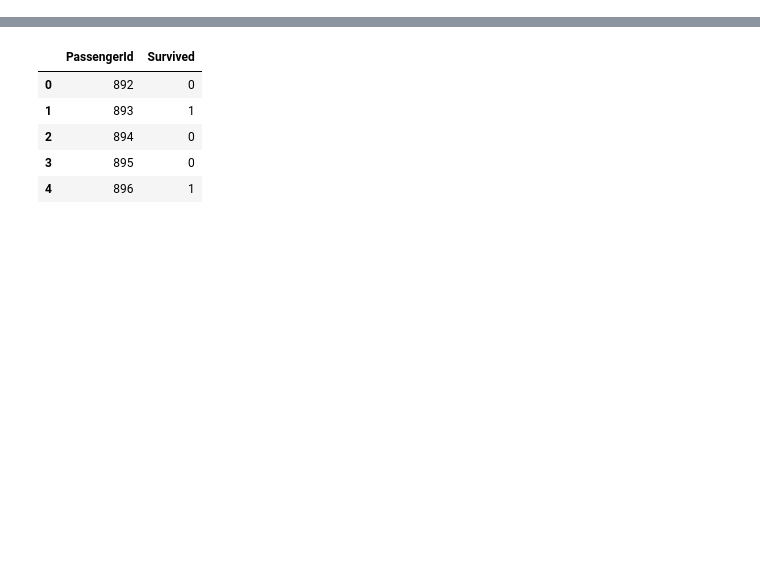
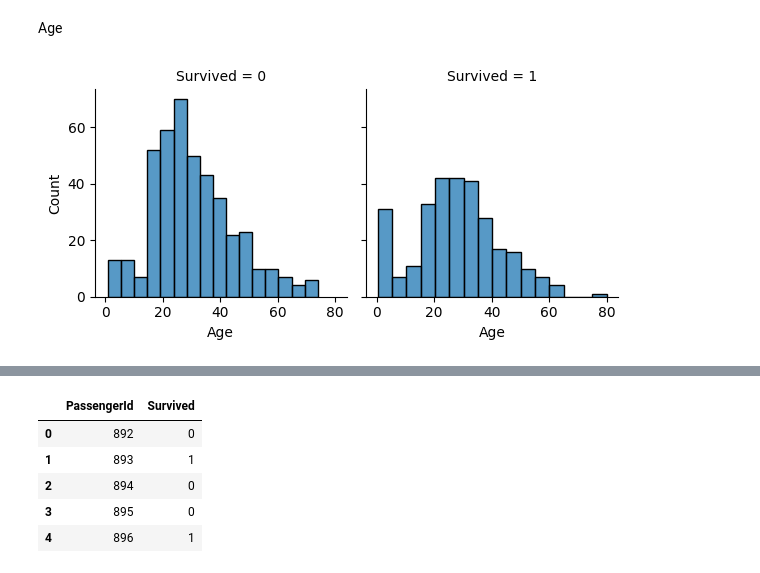
Before and after one commit to Szymqn/KaggleCompetitions, a Jupyter notebook: Titanic - Machine Learning from Disaster/exaple_model.ipynb, the cells around one changed output, grey strips where cells are left out. Cells and saved outputs as stored; diff of their text form; code cells hidden in the pictures; blank space fills up the shorter version.

```diff
--- a/Titanic - Machine Learning from Disaster/exaple_model.ipynb
+++ b/Titanic - Machine Learning from Disaster/exaple_model.ipynb
@@ -80,0 +108,7 @@ Name: count, dtype: int64
+# %% [markdown]
+Age
+# %%
+g = sns.FacetGrid(data=train_data, col="Survived")
+g = g.map(sns.histplot  , "Age")
+# %% [output]
+[figure, added]
```
Also changed, not shown: parts of 39 cells of this notebook, 1 other file.
